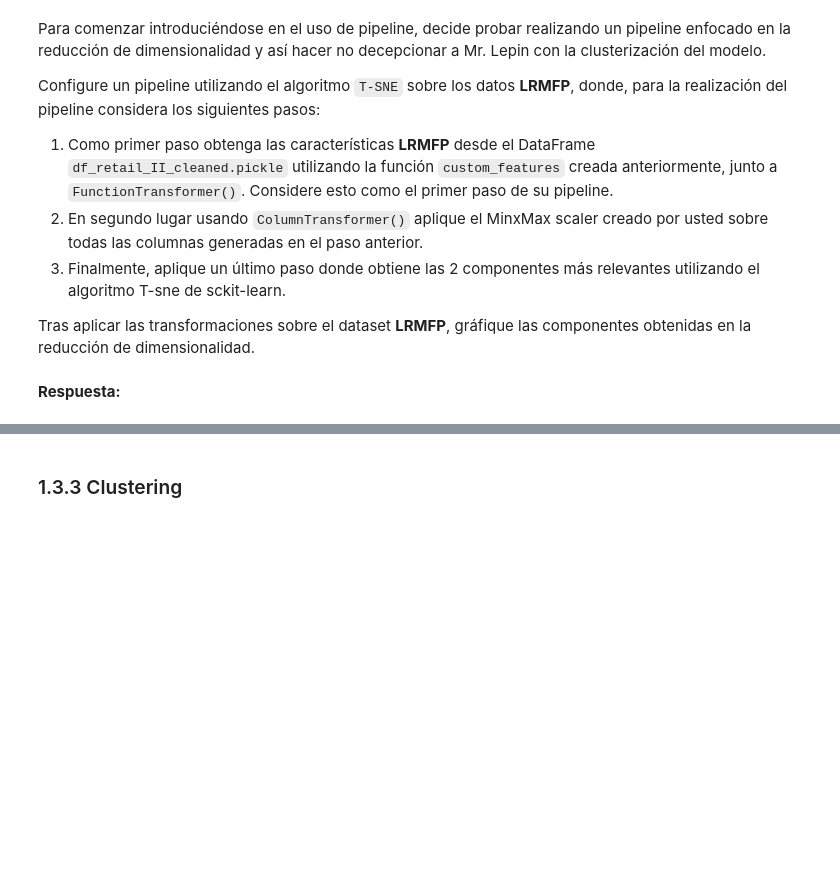
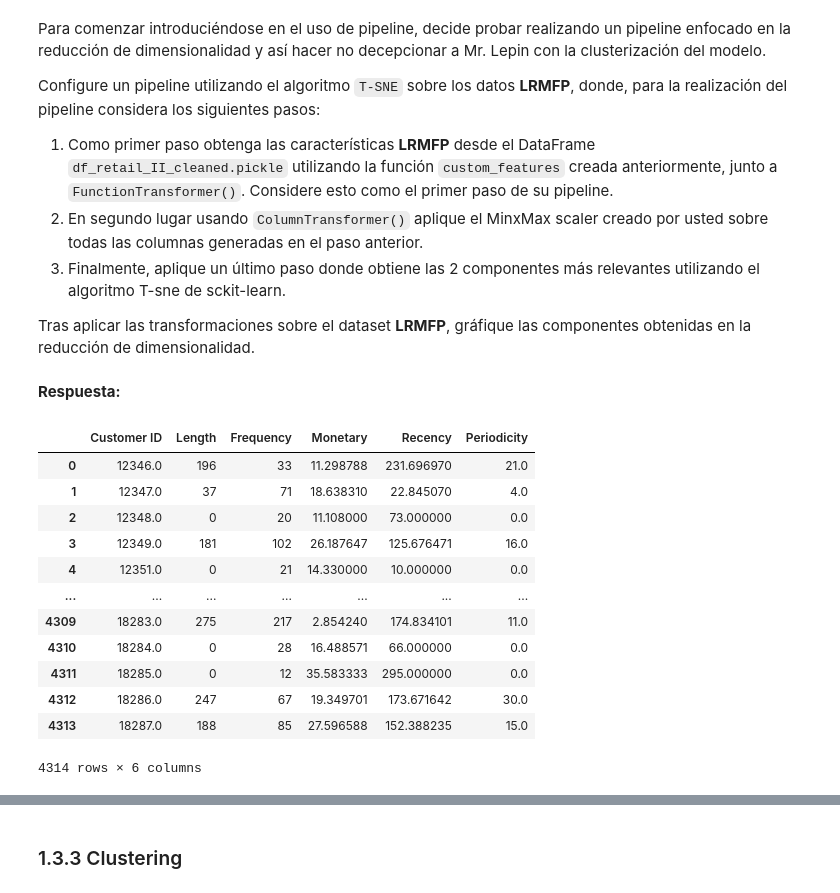
Before and after one commit to matiasjvd/MDS7202-Laboratorio-de-Programaci-n-Cient-fica-para-Ciencia-de-Datos, a Jupyter notebook: MDS7202-Laboratorios/Laboratorio_6/Laboratorio6.ipynb, the cells around one changed output, grey strips where cells are left out. Drawn from its saved outputs; the diff is of its cells as text; code cells hidden in the pictures; blank space fills up the shorter version.

```diff
--- a/MDS7202-Laboratorios/Laboratorio_6/Laboratorio6.ipynb
+++ b/MDS7202-Laboratorios/Laboratorio_6/Laboratorio6.ipynb
@@ -166,9 +164,6 @@ fechas = df_retail.groupby('Customer ID').InvoiceDate
 # %% [markdown]
 **Respuesta:**
 # %%
-from re import X
-
-
 def custom_features(df):
 
     #Primero pasamos a datetime la columna InvoiceDate
@@ -178,13 +173,11 @@ def custom_features(df):
     df['Total'] = df['Price'] * df['Quantity']
 
     #Calculamos la columna de Recency en días sin el promedio, puesto que solo calcula la diferencia entre la fecha de la compra y la fecha de la ultima compra
-    df['Recency'] = df['InvoiceDate']
+    fecha_max = df['InvoiceDate'].max()
+    df['Recency'] = [d.days for d in (fecha_max - df['InvoiceDate'])]
 
 
     df['InvoiceDate2'] = df['InvoiceDate']
-
-
-
 
     #Ahora agruparemoscompra
     #Obtenemos el ultimo elemento de las columnas InoviceDate para cada compra y lo guardamos en una variable, ademas sumamos el total de la compra
@@ -252,3 +237,21 @@ Configure un pipeline utilizando el algoritmo `T-SNE` sobre los datos **LRMFP**,
 Tras aplicar las transformaciones sobre el dataset **LRMFP**, gráfique las componentes obtenidas en la reducción de dimensionalidad.
 # %% [markdown]
 **Respuesta:**
+# %%
+LRMFP = FunctionTransformer(custom_features)
+df_LRMFP = LRMFP.transform(df_retail)
+df_LRMFP
+# %% [output]
+|  | Customer ID | Length | Frequency | Monetary | Recency | Periodicity |
+| 0 | 12346.0 | 196 | 33 | 11.298788 | 231.696970 | 21.0 |
+| 1 | 12347.0 | 37 | 71 | 18.638310 | 22.845070 | 4.0 |
+| 2 | 12348.0 | 0 | 20 | 11.108000 | 73.000000 | 0.0 |
+| 3 | 12349.0 | 181 | 102 | 26.187647 | 125.676471 | 16.0 |
+| 4 | 12351.0 | 0 | 21 | 14.330000 | 10.000000 | 0.0 |
+| ... | ... | ... | ... | ... | ... | ... |
+| 4309 | 18283.0 | 275 | 217 | 2.854240 | 174.834101 | 11.0 |
+| 4310 | 18284.0 | 0 | 28 | 16.488571 | 66.000000 | 0.0 |
+| 4311 | 18285.0 | 0 | 12 | 35.583333 | 295.000000 | 0.0 |
+| 4312 | 18286.0 | 247 | 67 | 19.349701 | 173.671642 | 30.0 |
+| 4313 | 18287.0 | 188 | 85 | 27.596588 | 152.388235 | 15.0 |
+4314 rows × 6 columns
```
Also changed, not shown: parts of 16 cells of this notebook.
